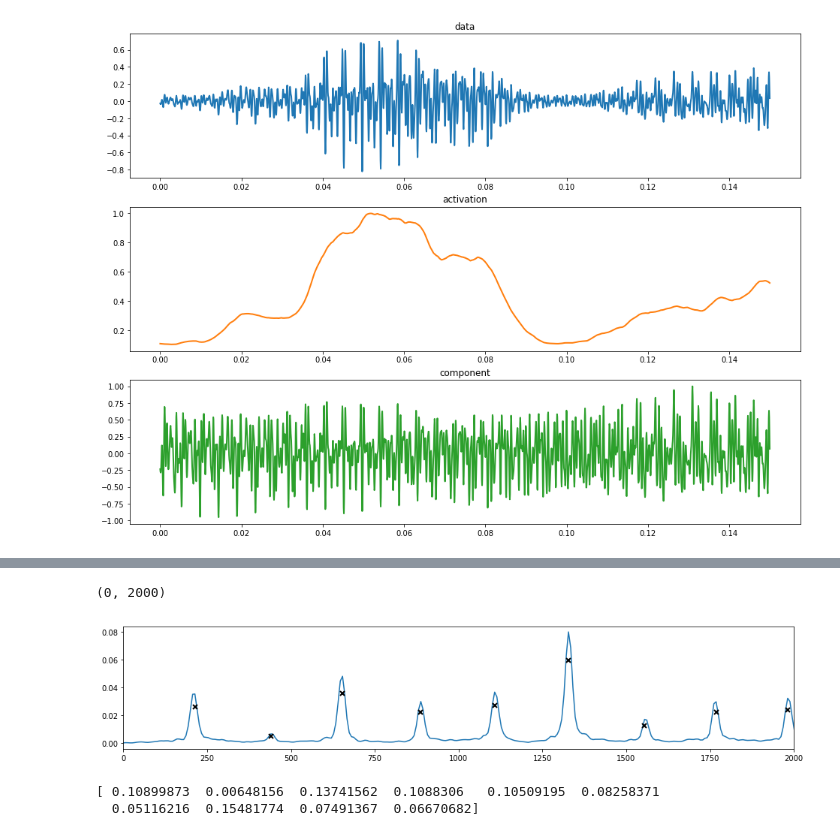
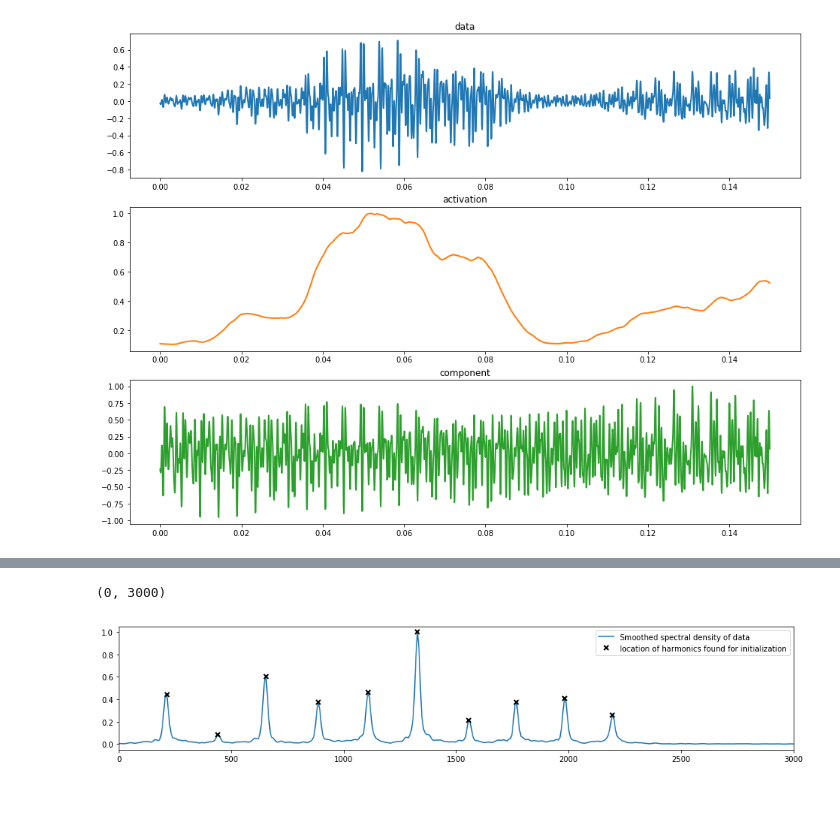
Before and after one commit to PabloAlvarado/gpitch, a Jupyter notebook: scripts/demos/notebooks/demo_learn_act_and_com_msm_single_lengthscale_init_frequencies.ipynb, the cells around one changed output, grey strips where cells are left out. Cells and saved outputs as stored; diff of their text form; code cells hidden in the pictures; blank space fills up the shorter version.

```diff
--- a/scripts/demos/notebooks/demo_learn_act_and_com_msm_single_lengthscale_init_frequencies.ipynb
+++ b/scripts/demos/notebooks/demo_learn_act_and_com_msm_single_lengthscale_init_frequencies.ipynb
@@ -108,14 +93,10 @@ plt.xlim([0, 2000])
 # %%
-F_star, S_star= gpitch.amtgp.init_com_params(y=y, fs=fs, Nh=Nc, ideal_f0=f0, scaled=True)
+F_star, S_star, F, Y, S = gpitch.amtgp.init_com_params(y=y, fs=fs, Nh=Nc, ideal_f0=f0, scaled=True)
 plt.figure()
-plt.plot(F, Ss)
-plt.plot(F_star, S_star, 'xk', mew=2)
-plt.xlim([0, 2000])
+plt.plot(F, S/np.max(S))
+plt.plot(F_star, S_star/np.max(S_star), 'xk', mew=2)
+plt.legend(['Smoothed spectral density of data', 'location of harmonics found for initialization'])
+plt.xlim([0, 3000])
 # %% [output]
-(0, 2000)
+(0, 3000)
-[figure, old version]
+[figure, new version]
-# %%
-print var
-# %% [output]
-[ 0.10899873  0.00648156  0.13741562  0.1088306   0.10509195  0.08258371
-  0.05116216  0.15481774  0.07491367  0.06670682]
```
Also changed, not shown: parts of 45 cells of this notebook, 1 other file.
